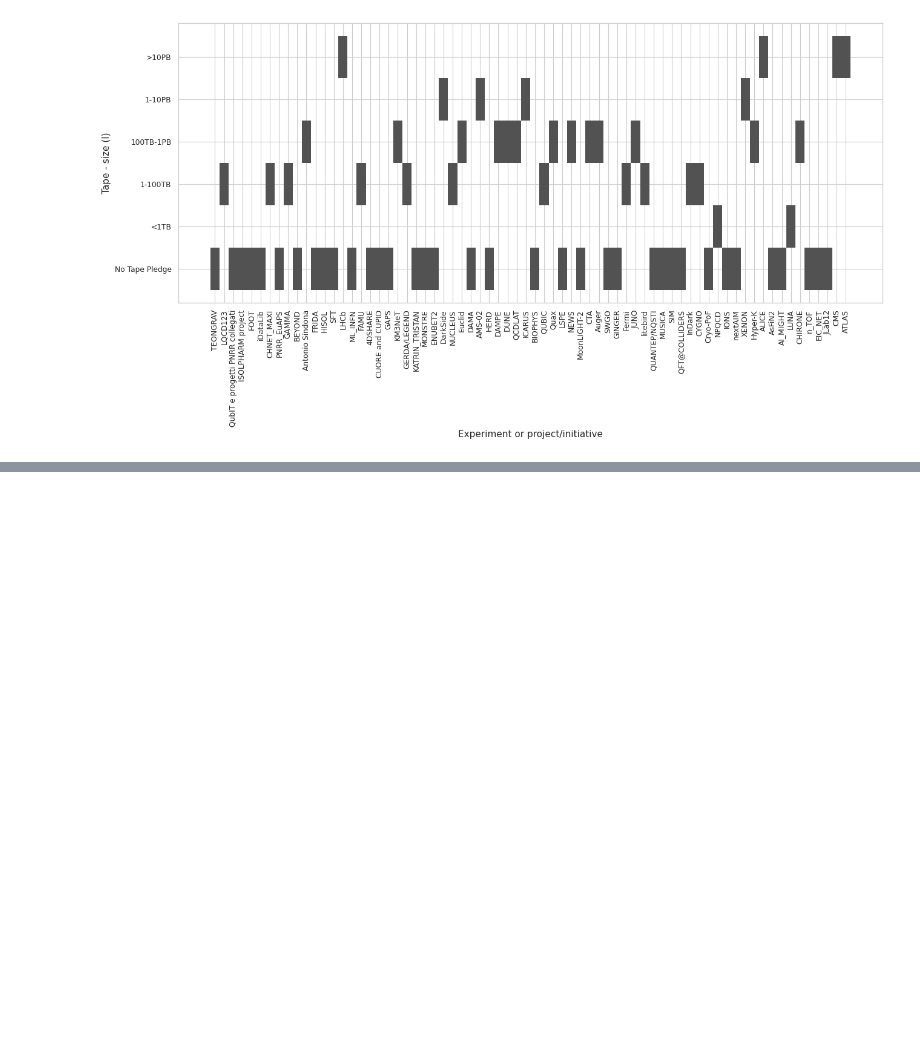
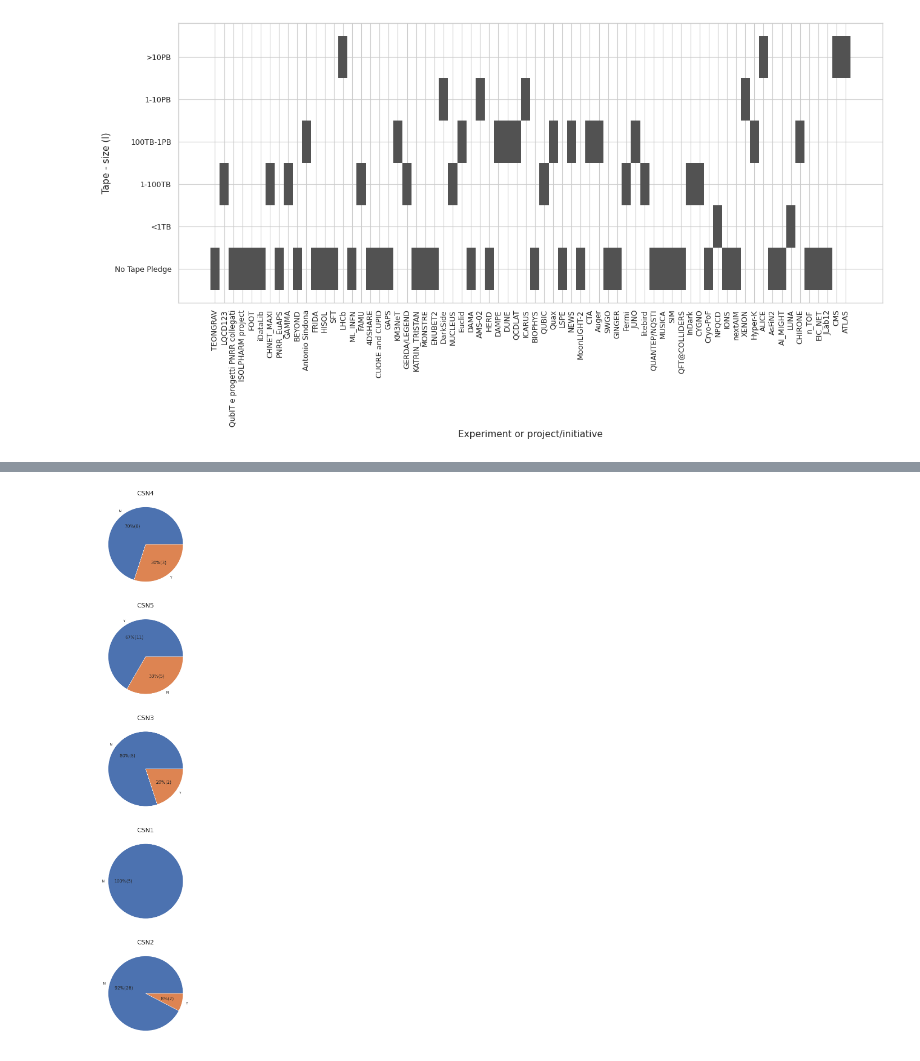
Before and after one commit to gmazzitelli/GSN2, a Jupyter notebook: IFNFCM.ipynb, the cells around one changed output, grey strips where cells are left out. Drawn from its saved outputs; the diff is of its cells as text; code cells hidden in the pictures; blank space fills up the shorter version.

```diff
--- a/IFNFCM.ipynb
+++ b/IFNFCM.ipynb
@@ -202,0 +263,12 @@ for i, pledge in enumerate(pledges):
+# %%
+fig, ax = plt.subplots(5,figsize=(15,25))
+who = 'Scientific Committee'
+for j, csn in enumerate(CSN):
+  data = df[(df[who]==csn)]['Software (I)']
+  elements = len(data)
+  pd.value_counts(data).plot(kind='pie', ax=ax[j], autopct=lambda x: '{:.0f}%({:.0f})'.format(x, x*elements/100), label="")
+  ax[j].set_title(csn)
+
+plt.show()
+# %% [output]
+[figure, added]
```
Also changed, not shown: parts of 4 cells of this notebook.
